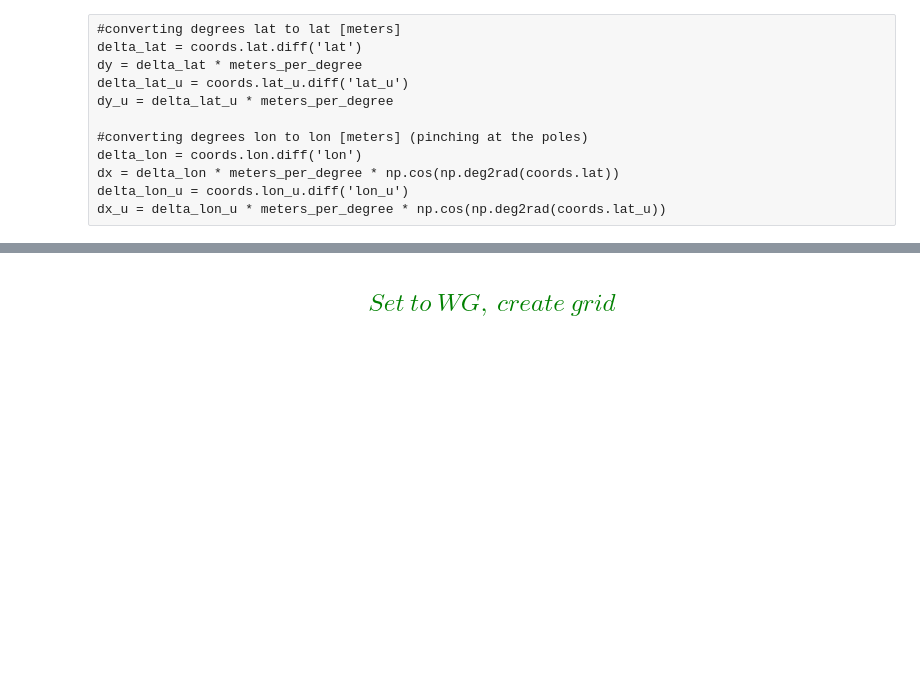
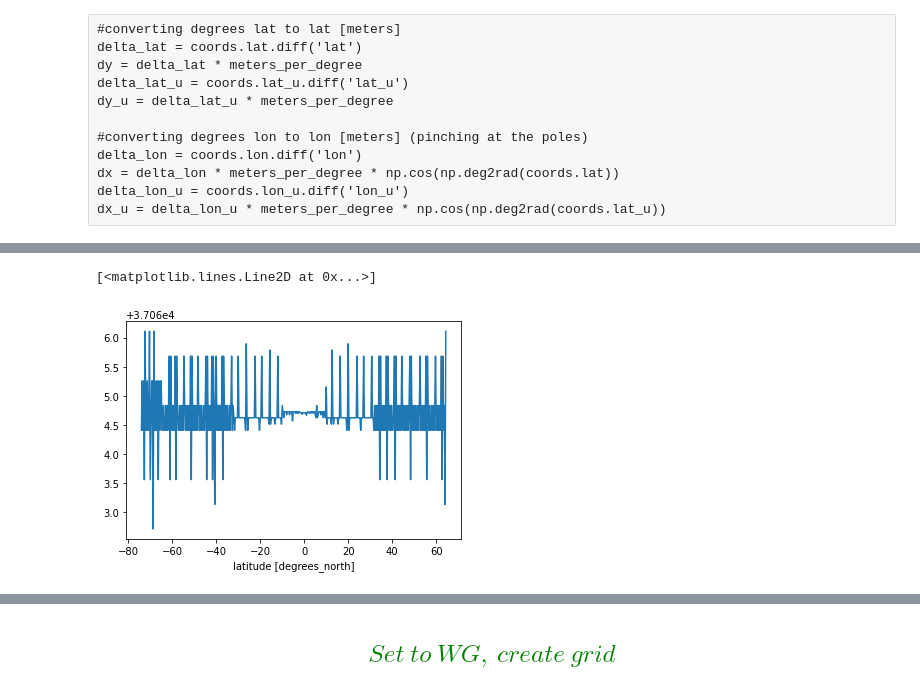
Before and after one commit to ocean-transport/WMT-project, a Jupyter notebook: GODAS/GODAS.ipynb, the cells around one changed output, grey strips where cells are left out. Drawn from its saved outputs; the diff is of its cells as text; code cells hidden in the pictures; blank space fills up the shorter version.

```diff
--- a/GODAS/GODAS.ipynb
+++ b/GODAS/GODAS.ipynb
@@ -209,0 +174,5 @@ NameError: name 'grid' is not defined
+# %%
+dy.plot()
+# %% [output]
+[<matplotlib.lines.Line2D at 0x...>]
+[figure, added]
```
Also changed, not shown: parts of 25 cells of this notebook.
